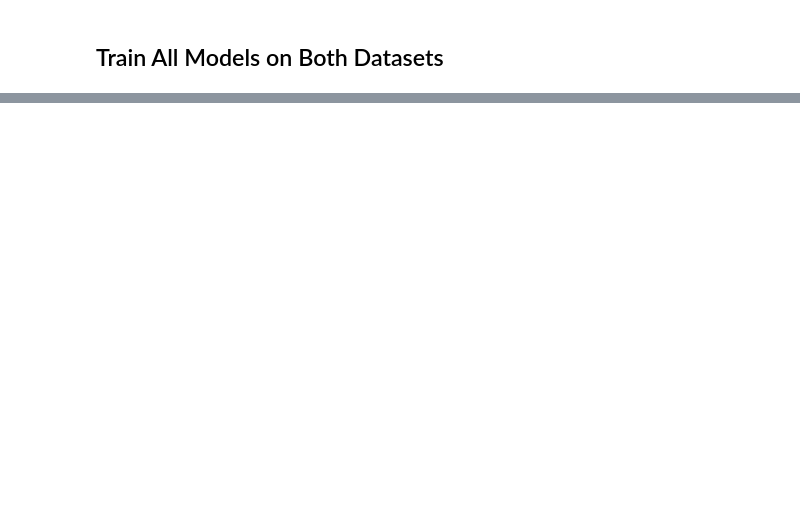
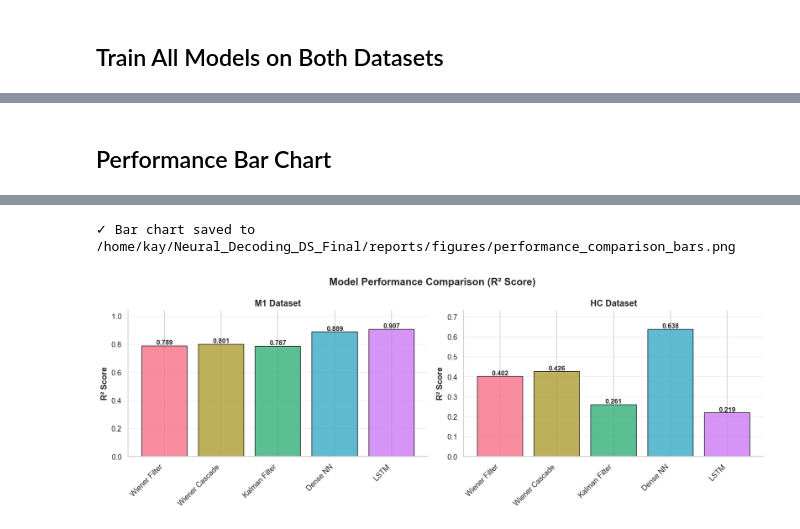
Before and after one commit to kidusabe1/Neural_Decoding_DS_Final, a Jupyter notebook: notebooks/model_comparison.ipynb, the cells around one changed output, grey strips where cells are left out. Cells and saved outputs as stored; diff of their text form; code cells hidden in the pictures; blank space fills up the shorter version.

```diff
--- a/notebooks/model_comparison.ipynb
+++ b/notebooks/model_comparison.ipynb
@@ -425,0 +684,55 @@ Figure saved to /Users/kidus/Desktop/Neural_Decoding/Neural_Decoding_DS_Final/re
+# %% [markdown]
+## Performance Bar Chart
+# %%
+# ===== Bar Chart: R² Comparison =====
+
+import pandas as pd
+
+# Prepare data for bar chart
+model_names_list = [k for k in results[list(results.keys())[0]].keys() if k != "_train_mean"]
+dataset_names_list = list(results.keys())
+
+fig, axes = plt.subplots(1, 2, figsize=(14, 5))
+
+for idx, ds_name in enumerate(dataset_names_list):
+    ax = axes[idx]
+
+    models = []
+    r2_scores = []
+
+    for model_name in model_names_list:
+        res = results[ds_name][model_name]
+        r2 = np.mean(np.atleast_1d(res["metrics"]["r2"]))
+        models.append(model_name)
+        r2_scores.append(r2)
+
+    # Create bar chart
+    colors = sns.color_palette("husl", n_colors=len(models))
+    bars = ax.bar(range(len(models)), r2_scores, color=colors, alpha=0.8, edgecolor='black')
+
+    # Add value labels on bars
+    for i, (bar, score) in enumerate(zip(bars, r2_scores)):
+        height = bar.get_height()
+        ax.text(bar.get_x() + bar.get_width()/2., height,
+                f'{score:.3f}',
+                ha='center', va='bottom', fontsize=10, fontweight='bold')
+
+    ax.set_xticks(range(len(models)))
+    ax.set_xticklabels(models, rotation=45, ha='right')
+    ax.set_ylabel('R² Score', fontsize=12, fontweight='bold')
+    ax.set_title(f'{ds_name} Dataset', fontsize=13, fontweight='bold')
+    ax.set_ylim(0, max(r2_scores) * 1.15)
+    ax.grid(axis='y', alpha=0.3)
+    ax.spines['top'].set_visible(False)
+    ax.spines['right'].set_visible(False)
+
+fig.suptitle('Model Performance Comparison (R² Score)', fontsize=15, fontweight='bold')
+plt.tight_layout()
+
+# Save figure
+bar_chart_path = figures_dir / "performance_comparison_bars.png"
+fig.savefig(bar_chart_path, dpi=150, bbox_inches='tight')
+print(f"✓ Bar chart saved to {bar_chart_path}")
+
+plt.show()
+# %% [output]
@@ -425,0 +756,2 @@ Figure saved to /Users/kidus/Desktop/Neural_Decoding/Neural_Decoding_DS_Final/re
+✓ Bar chart saved to /home/kay/Neural_Decoding_DS_Final/reports/figures/performance_comparison_bars.png
+[figure, added]
```
Also changed, not shown: parts of 20 cells of this notebook, 29 other files.
